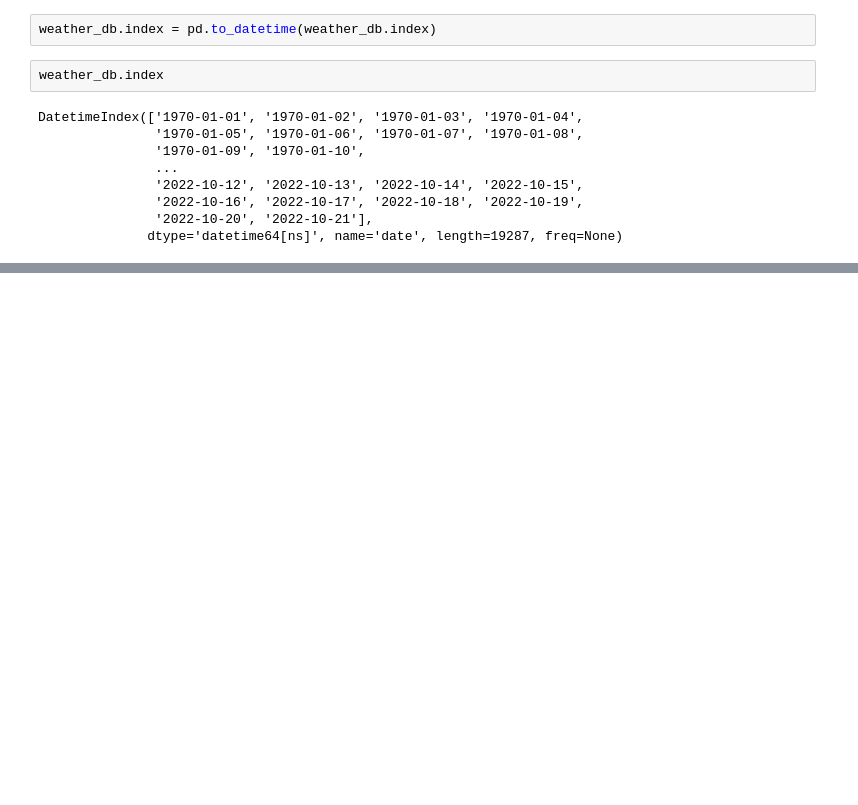
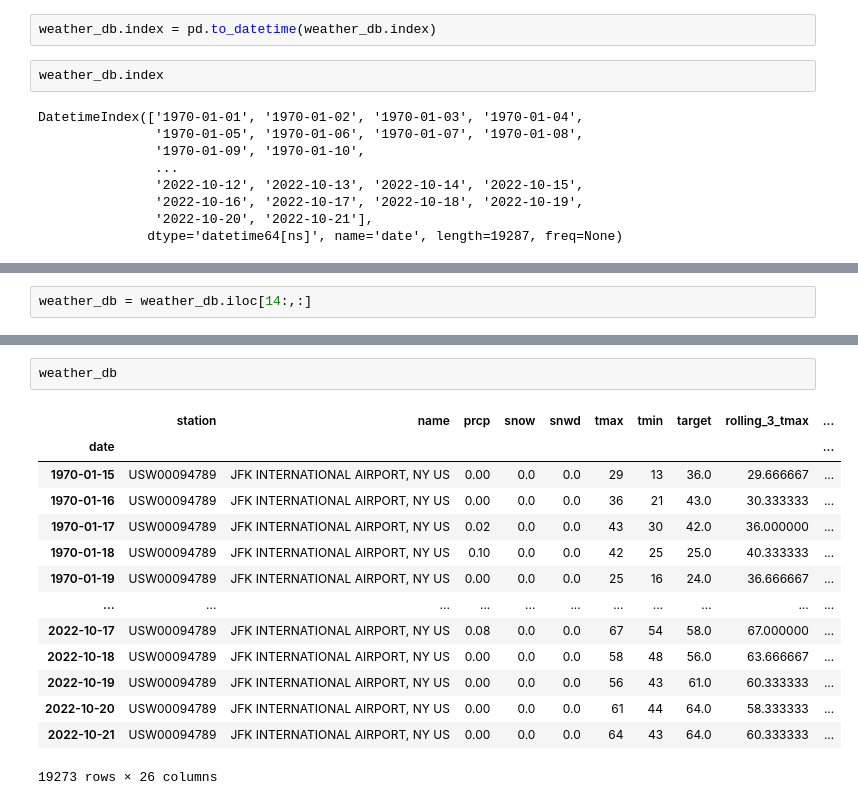
Before and after one commit to himanshuchuri/Weather, a Jupyter notebook: weather_predict_sample.ipynb, the cells around one changed output, grey strips where cells are left out. Saved outputs shown, nothing was run; the diff lists cells and outputs as text; blank space fills up the shorter version.

```diff
--- a/weather_predict_sample.ipynb
+++ b/weather_predict_sample.ipynb
@@ -90,0 +245,2 @@ DatetimeIndex(['1970-01-01', '1970-01-02', '1970-01-03', '1970-01-04',
+# %%
+weather_db = weather_db.iloc[14:,:]
@@ -90,0 +256,17 @@ DatetimeIndex(['1970-01-01', '1970-01-02', '1970-01-03', '1970-01-04',
+# %%
+weather_db
+# %% [output]
+|  | station | name | prcp | snow | snwd | tmax | tmin | target | rolling_3_tmax | ... |
+| date |  |  |  |  |  |  |  |  |  | ... |
+| 1970-01-15 | USW00094789 | JFK INTERNATIONAL AIRPORT, NY US | 0.00 | 0.0 | 0.0 | 29 | 13 | 36.0 | 29.666667 | ... |
+| 1970-01-16 | USW00094789 | JFK INTERNATIONAL AIRPORT, NY US | 0.00 | 0.0 | 0.0 | 36 | 21 | 43.0 | 30.333333 | ... |
+| 1970-01-17 | USW00094789 | JFK INTERNATIONAL AIRPORT, NY US | 0.02 | 0.0 | 0.0 | 43 | 30 | 42.0 | 36.000000 | ... |
+| 1970-01-18 | USW00094789 | JFK INTERNATIONAL AIRPORT, NY US | 0.10 | 0.0 | 0.0 | 42 | 25 | 25.0 | 40.333333 | ... |
+| 1970-01-19 | USW00094789 | JFK INTERNATIONAL AIRPORT, NY US | 0.00 | 0.0 | 0.0 | 25 | 16 | 24.0 | 36.666667 | ... |
+| ... | ... | ... | ... | ... | ... | ... | ... | ... | ... | ... |
+| 2022-10-17 | USW00094789 | JFK INTERNATIONAL AIRPORT, NY US | 0.08 | 0.0 | 0.0 | 67 | 54 | 58.0 | 67.000000 | ... |
+| 2022-10-18 | USW00094789 | JFK INTERNATIONAL AIRPORT, NY US | 0.00 | 0.0 | 0.0 | 58 | 48 | 56.0 | 63.666667 | ... |
+| 2022-10-19 | USW00094789 | JFK INTERNATIONAL AIRPORT, NY US | 0.00 | 0.0 | 0.0 | 56 | 43 | 61.0 | 60.333333 | ... |
+| 2022-10-20 | USW00094789 | JFK INTERNATIONAL AIRPORT, NY US | 0.00 | 0.0 | 0.0 | 61 | 44 | 64.0 | 58.333333 | ... |
+| 2022-10-21 | USW00094789 | JFK INTERNATIONAL AIRPORT, NY US | 0.00 | 0.0 | 0.0 | 64 | 43 | 64.0 | 60.333333 | ... |
+19273 rows × 26 columns
```
Also changed, not shown: parts of 25 cells of this notebook.
